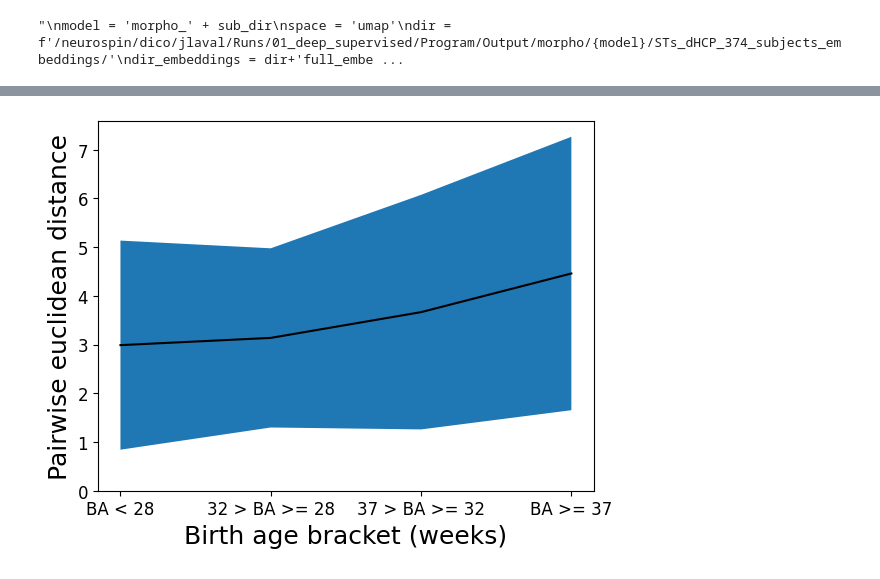
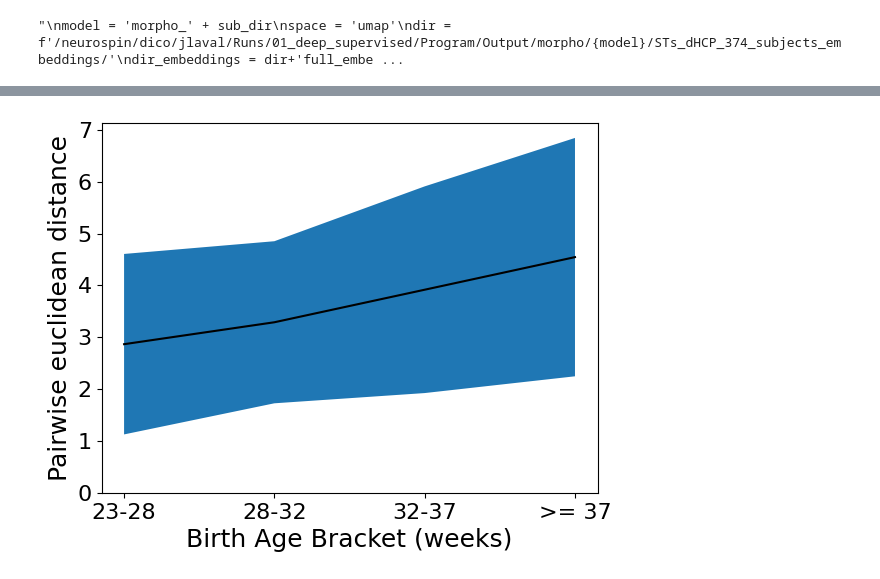
Before and after one commit to neurospin/champollion_V1, a Jupyter notebook: contrastive/notebooks/julien/variability.ipynb, the cells around one changed output, grey strips where cells are left out. Saved outputs shown, nothing was run; the diff lists cells and outputs as text; code cells hidden in the pictures.

```diff
--- a/contrastive/notebooks/julien/variability.ipynb
+++ b/contrastive/notebooks/julien/variability.ipynb
@@ -42,7 +42,7 @@ with open(dir_sessions) as f:
 sessions = [value['session_id'] for _, value in dict_sessions.items()]
 
 # get dHCP info
-dir_info_dHCP = '/home/jl274628/Documents/info_dHCP.tsv'
+dir_info_dHCP = '/home/jl277509/Documents/info_dHCP.tsv'
 info_dHCP = pd.read_csv(dir_info_dHCP, usecols=['participant_id', 'birth_age', 'scan_age', 'session_id'], sep='\t')
 # filter over subjects
 info_dHCP.drop(info_dHCP[~(info_dHCP['participant_id'].isin(subjects_R3))].index, inplace = True)
@@ -55,9 +55,12 @@ scaler = StandardScaler()
 # %%
 space='embedding'
 # fit umap on ukb
-model = "15-49-36_0"
+#model = "2023-11-29/15-49-36_0"
 #model = 09-59-38_188
-save_dir = f'/home/jl274628/Documents/PLOT_RAPPORT/STS_UKB_models/variability/{model}/{space}/'
+#model_dir = '/volatile/jl277509/Runs/02_STS_babies/Program/Output/STS_1-5mm_d5_t1/14-54-09_0'
+model_dir = '/neurospin/dico/jlaval/Runs/01_deep_supervised/Program/Output/chosen_model_crop_baby_STS_trained_on_UkBioBank/14-36-49'
+#save_dir = f'/home/jl274628/Documents/PLOT_RAPPORT/STS_UKB_models/variability/{model}/{space}/'
+save_dir = os.path.join(model_dir, 'variability')
 if not os.path.isdir(save_dir):
     os.mkdir(save_dir)
 # %%
@@ -117,7 +122,10 @@ elif space=='embedding':
     model = 'SimCLR'
     dims=[f'dim{k}' for k in range(1,11)]
     df = pd.DataFrame(all_2, columns=dims)
-    df['participant_id']=df_embeddings['ID'].tolist()
+    l = df_embeddings['ID'].tolist()
+    if l[0][:4]=='sub-':
+        l = [elem[4:] for elem in l]
+    df['participant_id']=l
     df = pd.merge(info_dHCP, df)
     binwidth=0.5
     height=0.7
@@ -156,7 +164,16 @@ height=0.5
 maxi_hist=100
 """
 
-#umap morpho
+#umap morpho# fit UMAP
+reducer = umap.UMAP()
+embeddings = reducer.fit_transform(all_1)
+df_embeddings_0 = pd.DataFrame({'dim1': embeddings[:, 0],
+                                'dim2': embeddings[:, 1]})
+
+embeddings = reducer.transform(all_2)
+df_embeddings_1 = pd.DataFrame({'participant_id': df_embeddings['ID'].tolist(),
+                               'dim1': embeddings[:, 0],
+                               'dim2': embeddings[:, 1]})
 """
 model = 'morpho_' + sub_dir
 space = 'umap'
@@ -268,32 +285,35 @@ for idx in range(len(thresholds)+1):
 # %%
 fig, ax = plt.subplots()
 
 error = dists_dict.copy()
 for key, value in error.items():
     err = 2*np.std(value)
     error[key]=err
 
 dists_dict_mean = dists_dict.copy()
 for key, value in dists_dict_mean.items():
     m = np.mean(value)
     dists_dict_mean[key]=m
 
 x = dists_dict.keys()
 y = np.array(list(dists_dict_mean.values()))
 err = np.array(list(error.values()))
 
 ax.plot(x, y, color='k')
 ax.fill_between(x, y-err, y+err)
 plt.xticks(rotation=0)
-ax.tick_params(axis='x', labelsize=12)
-ax.tick_params(axis='y', labelsize=12)
+ax.tick_params(axis='x', labelsize=16)
+ax.tick_params(axis='y', labelsize=16)
 ax.set_ylabel(f'Pairwise {metric} distance', fontsize=18)
-ax.set_xlabel('Birth age bracket (weeks)', fontsize=18)
+ax.set_xlabel('Birth Age Bracket (weeks)', fontsize=18)
 ax.set_ylim(bottom=0)
-plt.savefig(save_dir+f'/pairwise_{metric}_distance_{model}_{space}_thick_plot_v2.jpg')
+xticks = ['23-28', '28-32', '32-37', '>= 37']
+ax.set(xticks=range(0,4), xticklabels=xticks)
+#plt.savefig(save_dir+f'/pairwise_{metric}_distance_{model}_{space}_thick_plot_v2.jpg')
+plt.savefig('/home/jl277509/Documents/variability_IABM.png')
 plt.show()
 # %% [output]
-[figure, old version]
+[figure, new version]
 # %%
 # perform an F-test using the distance to the center of the distribution as the distribution
 # also requires to remove one degree of freedom to account for the samples dependency
```
Also changed, not shown: parts of 5 cells of this notebook, 8 other files.
